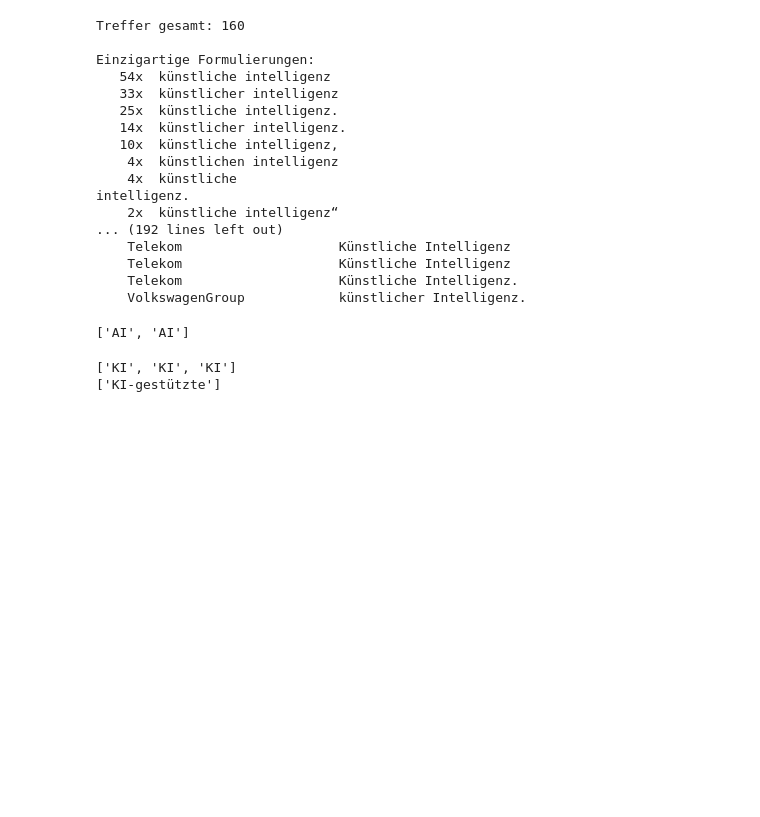
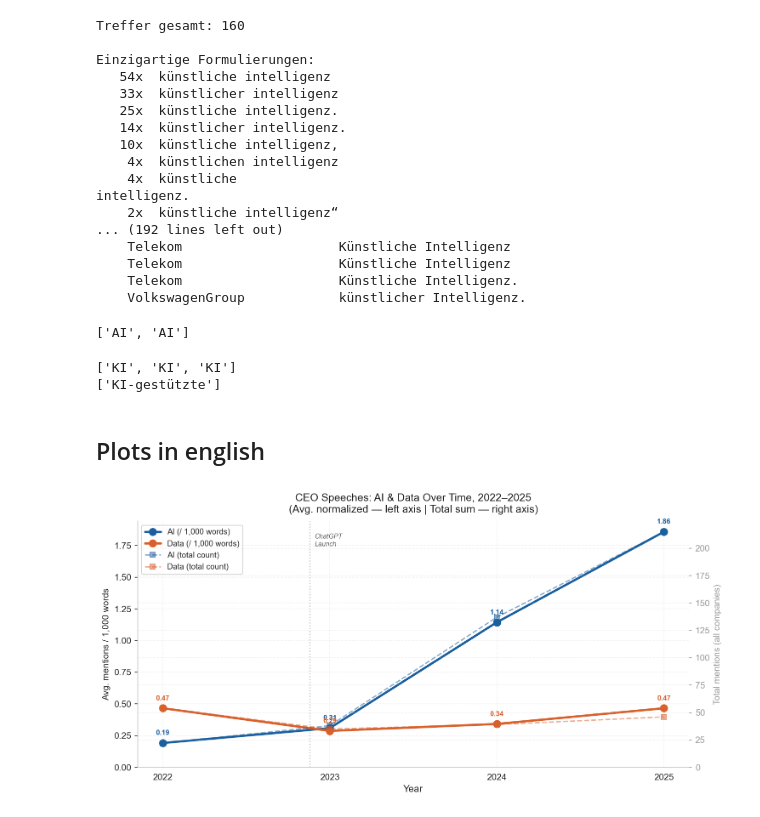
Before and after one commit to timtheuz/dax40-analysis, a Jupyter notebook: scripts/06_analysis_crosscompany.ipynb, the cells around one changed output. Cells and saved outputs as stored; diff of their text form; code cells hidden in the pictures; blank space fills up the shorter version.

Commit message:
Added plots in english and significance analysis

```diff
--- a/scripts/06_analysis_crosscompany.ipynb
+++ b/scripts/06_analysis_crosscompany.ipynb
@@ -1533,3 +1512,56 @@ print(re.findall(r'ki[\-]\w+', test, re.IGNORECASE))
 # %% [output]
 ['KI', 'KI', 'KI']
 ['KI-gestützte']
+# %% [markdown]
+## Plots in english
+# %%
+# ── PLOT 1 (EN): Time series — y1=normalized, y2=total sum ───────────────────
+yearly_ceo = freq[freq['role'] == 'ceo'].groupby(['year', 'group']).agg(
+    norm_mean=('count_norm', 'mean'),
+    raw_sum=('count_raw',   'sum'),
+).reset_index()
+
+LABELS_EN = {'KI/AI': 'AI', 'Daten/Data': 'Data'}
+
+fig, ax1 = plt.subplots(figsize=(10, 5))
+ax2 = ax1.twinx()
+
+for group in GROUPS:
+    sub   = yearly_ceo[yearly_ceo['group'] == group].sort_values('year')
+    color = C[group]
+    label = LABELS_EN[group]
+    ax1.plot(sub['year'], sub['norm_mean'], marker='o', linewidth=2.5,
+             markersize=8, color=color, label=f'{label} (/ 1,000 words)', zorder=3)
+    ax2.plot(sub['year'], sub['raw_sum'], marker='s', linewidth=1.5,
+             markersize=6, color=color, linestyle='--', alpha=0.5,
+             label=f'{label} (total count)', zorder=2)
+    for _, row in sub.iterrows():
+        ax1.annotate(f"{row['norm_mean']:.2f}",
+                     (row['year'], row['norm_mean']),
+                     xytext=(0, 9), textcoords='offset points',
+                     ha='center', fontsize=8, color=color, fontweight='bold')
+
+ax1.axvline(x=2022.88, color='#999', linestyle=':', linewidth=1.2, alpha=0.7)
+ax1.text(2022.91, ax1.get_ylim()[1] * 0.95,
+         'ChatGPT\nLaunch', fontsize=7.5, color='#666', style='italic', va='top')
+
+ax1.set_xticks(YEARS)
+ax1.set_xlabel('Year', fontsize=11)
+ax1.set_ylabel('Avg. mentions / 1,000 words', fontsize=10)
+ax2.set_ylabel('Total mentions (all companies)', fontsize=10, color='#999')
+ax1.set_ylim(bottom=0)
+ax2.set_ylim(bottom=0)
+ax2.tick_params(axis='y', colors='#999')
+
+lines1, labels1 = ax1.get_legend_handles_labels()
+lines2, labels2 = ax2.get_legend_handles_labels()
+ax1.legend(lines1 + lines2, labels1 + labels2, fontsize=9, loc='upper left')
+ax1.set_title('CEO Speeches: AI & Data Over Time, 2022–2025\n'
+              '(Avg. normalized — left axis | Total sum — right axis)',
+              fontsize=12, pad=10)
+
+plt.tight_layout()
+plt.savefig(FIG_DIR / 'plot1_zeitverlauf_ceo_only_en.png', bbox_inches='tight')
+plt.show()
+# %% [output]
+[figure, added]
```
Also changed, not shown: parts of 18 cells of this notebook, 1 other file.
